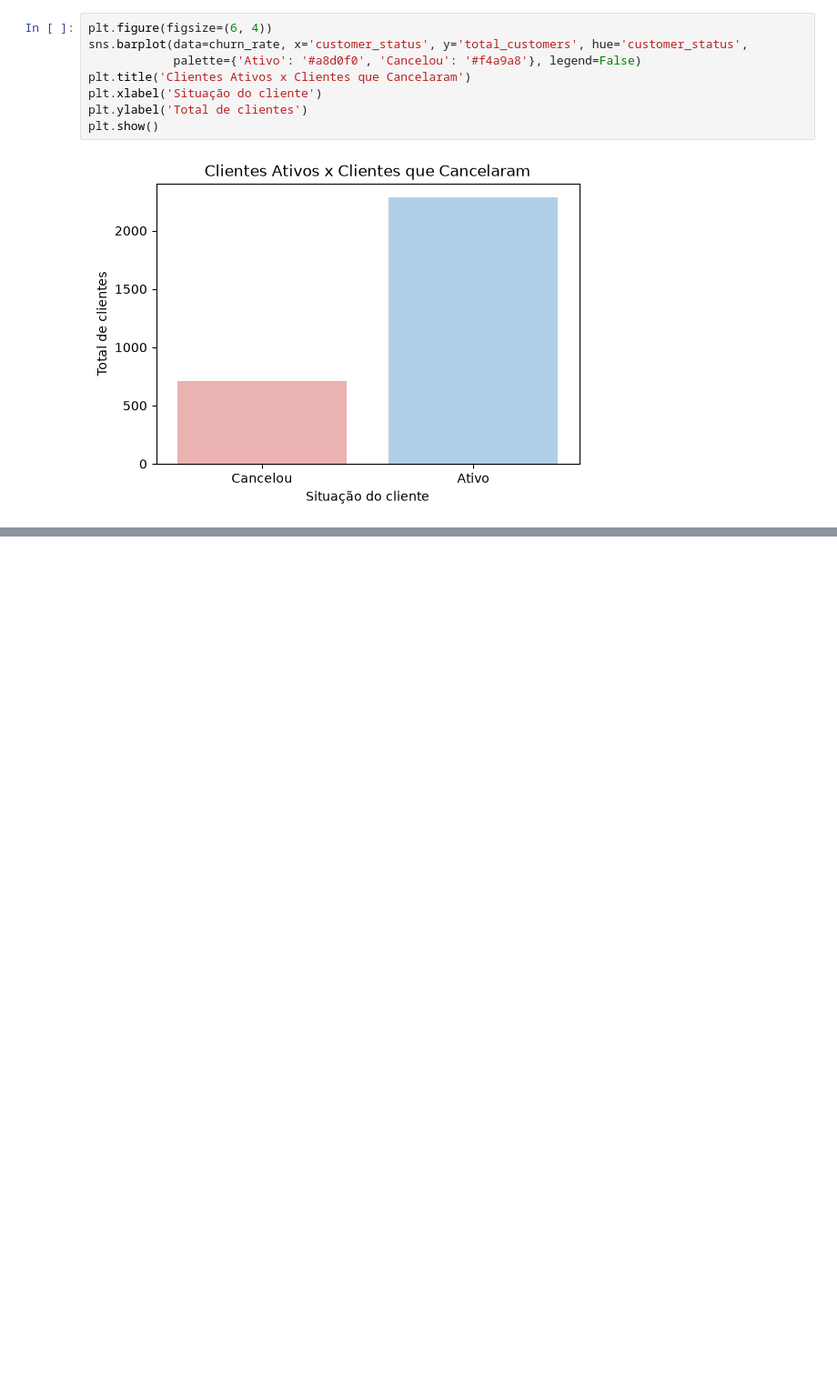
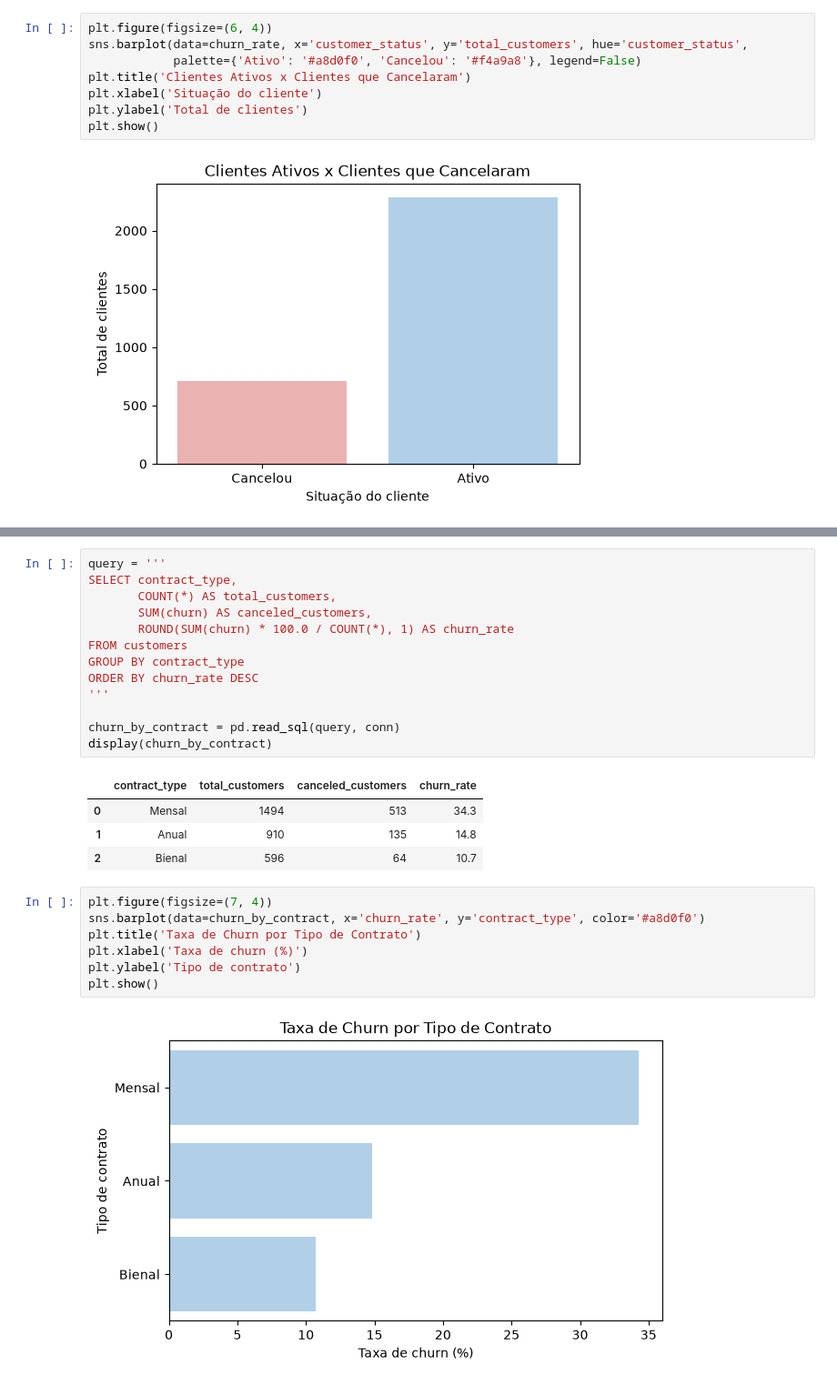
Before and after one commit to ricardo-paganini/subscription-churn-analysis, a Jupyter notebook: churn_analysis.ipynb, the cells around one changed output, grey strips where cells are left out. Shown at 91% size. Drawn from its saved outputs; the diff is of its cells as text; blank space fills up the shorter version.

Commit message:
Add churn rate observations and churn by contract and plan analysis

```diff
--- a/churn_analysis.ipynb
+++ b/churn_analysis.ipynb
@@ -433,0 +450,27 @@ plt.show()
+# %%
+query = '''
+SELECT contract_type,
+       COUNT(*) AS total_customers,
+       SUM(churn) AS canceled_customers,
+       ROUND(SUM(churn) * 100.0 / COUNT(*), 1) AS churn_rate
+FROM customers
+GROUP BY contract_type
+ORDER BY churn_rate DESC
+'''
+
+churn_by_contract = pd.read_sql(query, conn)
+display(churn_by_contract)
+# %% [output]
+|  | contract_type | total_customers | canceled_customers | churn_rate |
+| 0 | Mensal | 1494 | 513 | 34.3 |
+| 1 | Anual | 910 | 135 | 14.8 |
+| 2 | Bienal | 596 | 64 | 10.7 |
+# %%
+plt.figure(figsize=(7, 4))
+sns.barplot(data=churn_by_contract, x='churn_rate', y='contract_type', color='#a8d0f0')
+plt.title('Taxa de Churn por Tipo de Contrato')
+plt.xlabel('Taxa de churn (%)')
+plt.ylabel('Tipo de contrato')
+plt.show()
+# %% [output]
+[figure, added]
```
Also changed, not shown: parts of 5 cells of this notebook.
